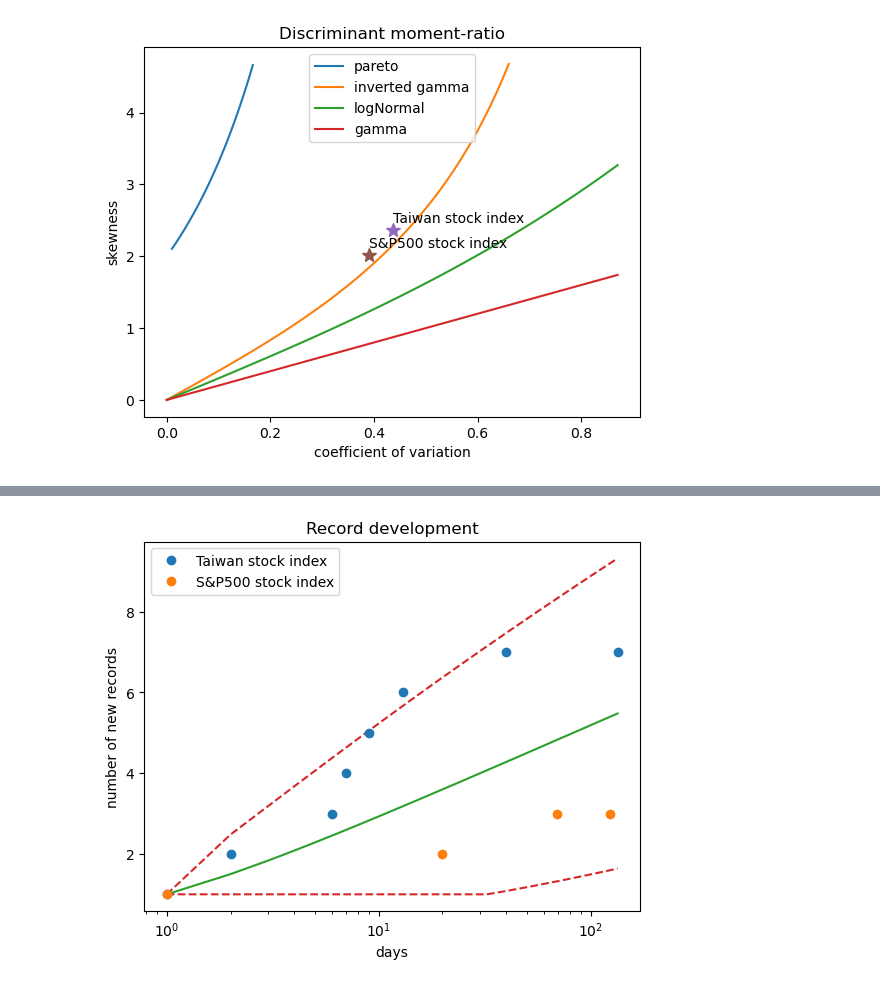
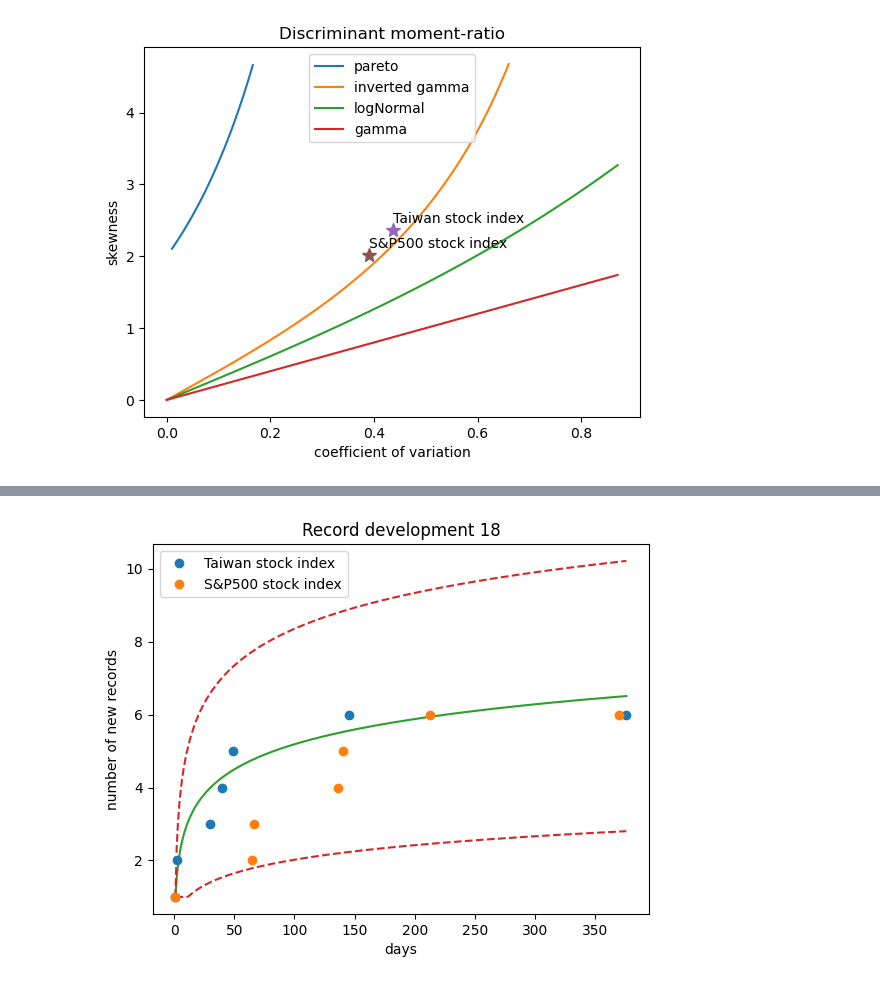
Before and after one commit to fumin/fumin.github.io, a Jupyter notebook: notes/statistics/taiex.ipynb, the cells around one changed output, grey strips where cells are left out. Cells and saved outputs as stored; diff of their text form; code cells hidden in the pictures.

```diff
--- a/notes/statistics/taiex.ipynb
+++ b/notes/statistics/taiex.ipynb
@@ -498,7 +498,7 @@ def analyzeME(analysis):
         eu = np.sum(larger-u) / len(larger)
         excess.append(eu)
 
-    lastRemoveN = 3
+    lastRemoveN = 0
     u = orderedStats[:len(orderedStats)-lastRemoveN]
     eu = np.array(excess)[:len(excess)-lastRemoveN]
     print(len(u), len(eu))
@@ -510,17 +510,18 @@ def analyzeME(analysis):
     ax.set_ylabel("Mean excess e(u) = E[ X-u | X>u ]")
 
 
+lag = 18
 analysis = Analysis()
 analysis.name = "Taiwan stock index"
 analysis.fpath = "taiex.csv"
-analysis.lag = 17
+analysis.lag = lag
 analysis.tailCutoff = 0.003
 analyzeME(analysis)
 
 analysis = Analysis()
 analysis.name = "S&P500 stock index"
 analysis.fpath = "sp500.csv"
-analysis.lag = 17
-analysis.tailCutoff = 0.003
+analysis.lag = lag
+analysis.tailCutoff = 0.0025
 analyzeME(analysis)
 # %% [output]
@@ -542,7 +543,10 @@ class Analysis:
 def getData(analysis):
     df = pandas.read_csv(analysis.fpath, dtype={'price': np.float64})
 
+    df = df.sort_values(by='date', ascending=True)
     df = df.iloc[::analysis.lag, :]
+
+    df = df.sort_values(by='date', ascending=False)
     df["returns"] = np.log(df.price / df.price.shift(-1))
     df.drop(df.tail(1).index,inplace=True)
 
@@ -551,7 +555,7 @@ def getData(analysis):
         df = df[df.returns > 0]
     else:
         df = df[df.returns < 0]
-    df = df[(df.absreturn > analysis.lag*analysis.tailCutoff)]
+    # df = df[(df.absreturn > analysis.lag*analysis.tailCutoff)]
 
     df["date"] = pandas.to_datetime(df.date)
     df = df.sort_values(by='date', ascending=True)
@@ -603,49 +607,51 @@ def analyzeRecordList(ass):
     records = []
     for analysis in ass:
         rcs = analyzeRecord(analysis)
-        records.append(rcs)
+        records.append({"analysis": analysis, "record": rcs})
 
     metric = "i"
-    maxX = np.max([np.max(rcs[metric]) for rcs in records])
+    maxX = np.max([np.max(rcs["record"][metric]) for rcs in records])
     ci = 1.96
-    # ci = 3
+    ci = 1.68
     theory = recordInterval(maxX, ci)
 
     fig, ax = plt.subplots(1, 1)
     ax.plot(theory.n.to_numpy(), theory.mu.to_numpy(), color="C%d"%len(records))
     ax.plot(theory.n.to_numpy(), theory.ll.to_numpy(), "--", color="C%d"%(len(records)+1))
     ax.plot(theory.n.to_numpy(), theory.ul.to_numpy(), "--", color="C%d"%(len(records)+1))
-    for i, rcs in enumerate(records):
-        analysis = ass[i]
+    for i, record in enumerate(records):
+        analysis = record["analysis"]
+        rcs = record["record"]
+        print(rcs)
         positive = "positive"
         if not analysis.positive:
             positive = "negative"
         ax.plot(rcs[metric].to_numpy(), rcs.numRecord.to_numpy(), "o", label="%s"%(analysis.name,))
     ax.legend()
-    ax.set_xscale("log")
-    ax.set_title("Record development")
+    #ax.set_xscale("log")
+    ax.set_title("Record development %d"%(analysis.lag,))
     ax.set_xlabel("days")
     ax.set_ylabel("number of new records")
 
 
-ass = []
-lag = 17
-for isPositive in (False,):
-    analysis = Analysis()
-    analysis.name = "Taiwan stock index"
-    analysis.fpath = "taiex.csv"
-    analysis.lag = lag
-    analysis.tailCutoff = 0.003
-    analysis.positive = isPositive
-    ass.append(analysis)
+for lag in [18]: # range(1,21):
+    ass = []
+    for isPositive in (False,):
+        analysis = Analysis()
+        analysis.name = "Taiwan stock index"
+        analysis.fpath = "taiex.csv"
+        analysis.lag = lag
+        analysis.tailCutoff = 0.003
+        analysis.positive = isPositive
+        ass.append(analysis)
 
-    analysis = Analysis()
-    analysis.name = "S&P500 stock index"
-    analysis.fpath = "sp500.csv"
-    analysis.lag = lag
-    analysis.tailCutoff = 0.002
-    analysis.positive = isPositive
-    ass.append(analysis)
+        analysis = Analysis()
+        analysis.name = "S&P500 stock index"
+        analysis.fpath = "sp500.csv"
+        analysis.lag = lag
+        analysis.tailCutoff = 0.0025
+        analysis.positive = isPositive
+        ass.append(analysis)
 
-analyzeRecordList(ass)
+    analyzeRecordList(ass)
 # %% [output]
@@ -652,4 +674,4 @@ analyzeRecordList(ass)
-[figure, old version]
+[figure, new version]
 # %%
 class Analysis:
     def __init__(self):
```
Also changed, not shown: parts of 5 cells of this notebook.
